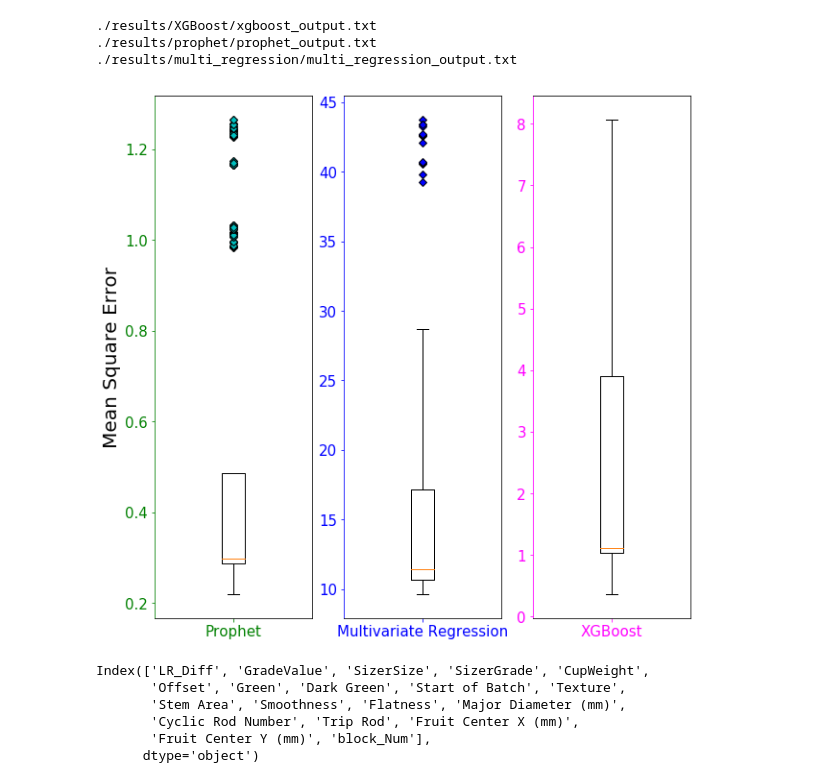
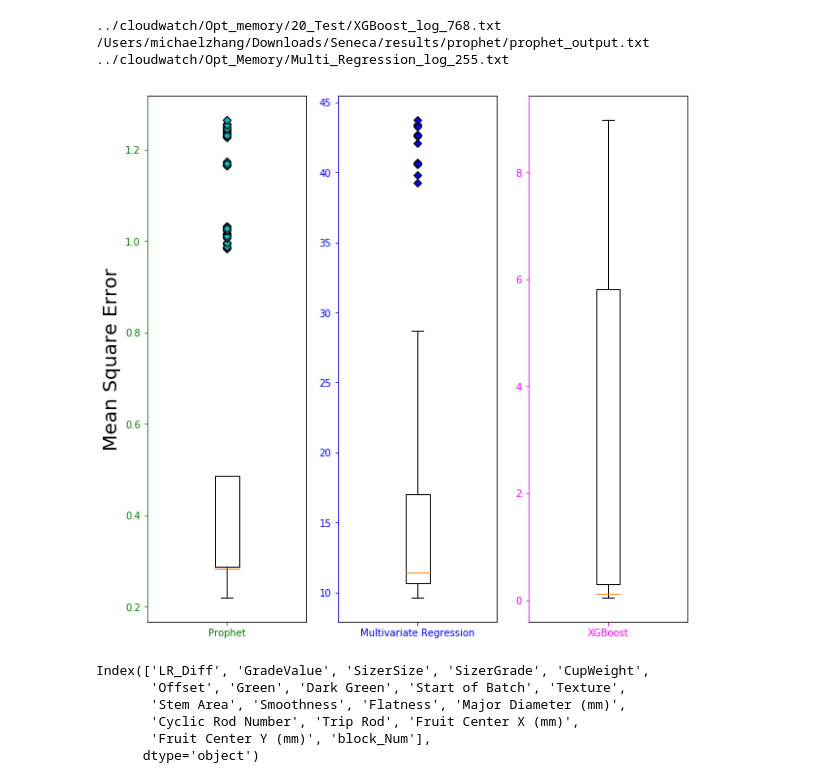
Before and after one commit to Heronalps/Seneca, a Jupyter notebook: notebooks/box_plot.ipynb, the cells around one changed output. Cells and saved outputs as stored; diff of their text form; code cells hidden in the pictures.

```diff
--- a/notebooks/box_plot.ipynb
+++ b/notebooks/box_plot.ipynb
@@ -12,7 +12,7 @@ def parse(file_path, pattern="Accuracy Score"):
         while line:
             count = count + 1
             # print ("count : {0}".format(count))
-            match = re.search(pattern + "\s*:* (\d*.\d*)", line)
+            match = re.search(pattern + "\s*:* (\d*..*)", line)
 
             if match:
                 score = float(match.group(1))
@@ -77,38 +249,38 @@ fig.savefig('./box_plot_accuracy.png')
 # %%
-xgboost_mse = parse("./results/XGBoost/xgboost_output.txt", "Mean Absolute Error")
-prophet_mse = parse("./results/prophet/prophet_output.txt", "Metric mse")
-multi_regression_mse = parse("./results/multi_regression/multi_regression_output.txt", "The MSE of prediction is")
+xgboost_mse = parse("../cloudwatch/Opt_memory/20_Test/XGBoost_log_768.txt", "Mean Absolute Error")
+prophet_mse = parse("/Users/michaelzhang/Downloads/Seneca/results/prophet/prophet_output.txt", "Metric mse")
+multi_regression_mse = parse("../cloudwatch/Opt_Memory/Multi_Regression_log_255.txt", "The MSE of prediction is")
 # %% [output]
-./results/XGBoost/xgboost_output.txt
-./results/prophet/prophet_output.txt
-./results/multi_regression/multi_regression_output.txt
+../cloudwatch/Opt_memory/20_Test/XGBoost_log_768.txt
+/Users/michaelzhang/Downloads/Seneca/results/prophet/prophet_output.txt
+../cloudwatch/Opt_Memory/Multi_Regression_log_255.txt
 # %%
 fig = plt.figure(figsize=[10, 10])
 
 
 ax1 = fig.add_subplot(131)
-ax1.boxplot(prophet_mse, whis=2, usermedians=[0.29742817421625595], labels = ['Prophet'],\
+ax1.boxplot(prophet_mse, whis=2, usermedians=[0.28436439806726066], labels = ['Prophet'],\
             flierprops = cyan_diamond)
 ax1.spines['left'].set_color('green')
-ax1.tick_params(axis='both', colors='green', labelsize = 15)
+ax1.tick_params(axis='both', colors='green', labelsize = 10)
 ax1.set_ylabel("Mean Square Error", fontsize = 20)
 
 
 ax2 = fig.add_subplot(132)
 ax2.boxplot(multi_regression_mse, whis=2, usermedians=[11.445971625426504], labels = ['Multivariate Regression'], \
             flierprops = blue_diamond)
 ax2.spines['left'].set_color('blue')
-ax2.tick_params(axis='both', colors='blue', labelsize=15)
+ax2.tick_params(axis='both', colors='blue', labelsize=10)
 
 ax3 = fig.add_subplot(133)
-ax3.boxplot(xgboost_mse, whis=2, usermedians=[1.1064039558425396], labels = ['XGBoost'], flierprops = magenta_diamond)
+ax3.boxplot(xgboost_mse, whis=2, usermedians=[0.11894475805820923], labels = ['XGBoost'], flierprops = magenta_diamond)
 ax3.spines['left'].set_color('magenta')
-ax3.tick_params(axis='both', colors='magenta', labelsize=15)
+ax3.tick_params(axis='both', colors='magenta', labelsize=10)
 
 plt.show()
 fig.savefig("./box_plot_MSE.png")
 # %% [output]
-[figure, old version]
+[figure, new version]
 # %%
 import pandas as pd
 # %%
```
Also changed, not shown: parts of 21 cells of this notebook, 25 other files.
